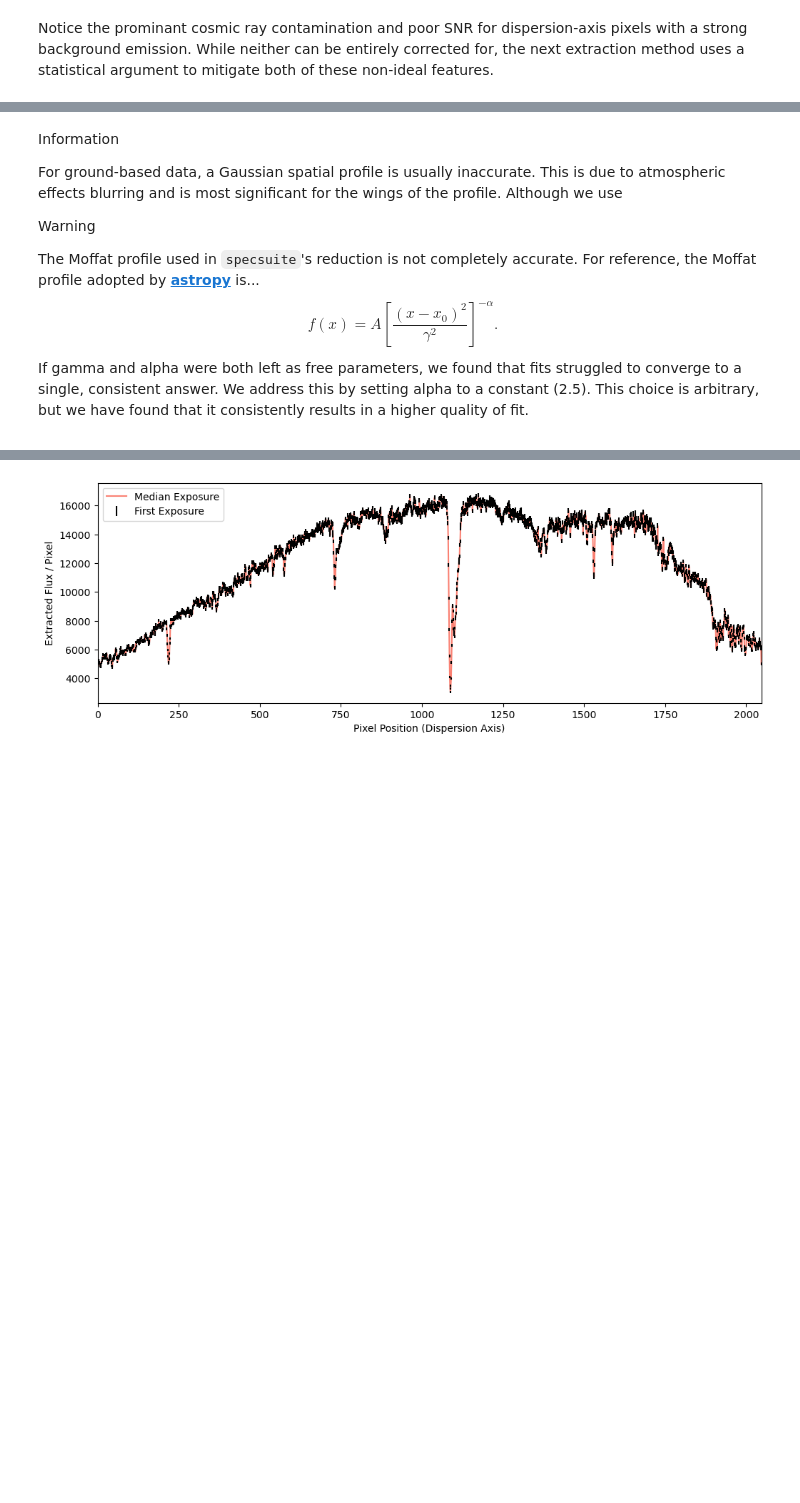
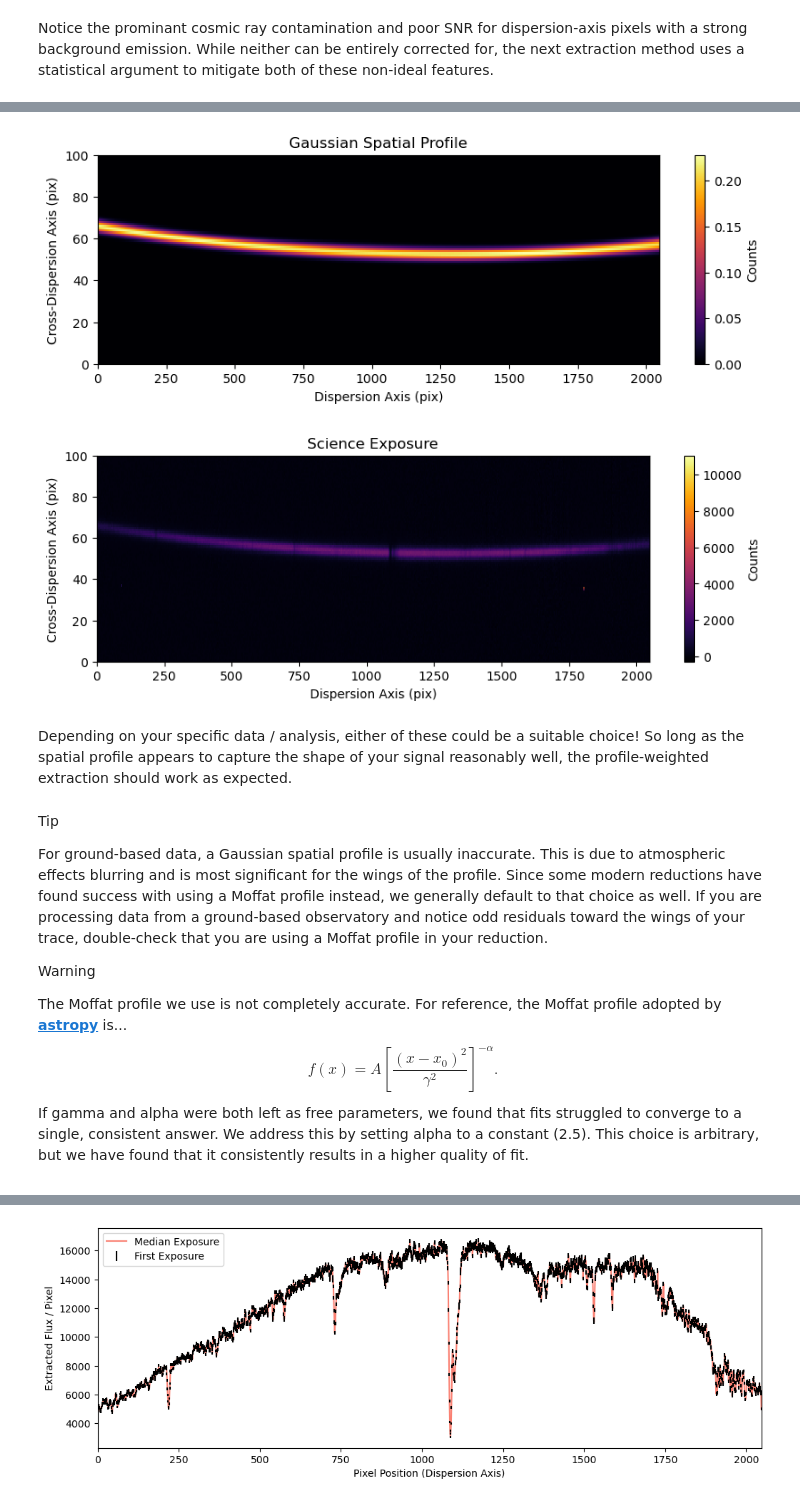
Before and after one commit to Autumn10677/specsuite, a Jupyter notebook: docs/flux_extraction.ipynb, the cells around one changed output, grey strips where cells are left out. Cells and saved outputs as stored; diff of their text form; code cells hidden in the pictures; blank space fills up the shorter version.

```diff
--- a/docs/flux_extraction.ipynb
+++ b/docs/flux_extraction.ipynb
@@ -104,15 +104,30 @@ This step of the reduction can be a little finicky, especially for particularly
+# %%
+P_gaussian = ss.generate_spatial_profile(
+    image = science[0],
+    profile="gaussian",
+    bin_size = 16,
+    repeat = False,
+)
+
+ss.plot_image(P_gaussian, title = "Gaussian Spatial Profile")
+ss.plot_image(science[0], title = "Science Exposure")
+# %% [output]
+[figure, added]
+[figure, added]
+# %% [markdown]
+Depending on your specific data / analysis, either of these could be a suitable choice! So long as the spatial profile appears to capture the shape of your signal reasonably well, the profile-weighted extraction should work as expected.
 # %% [markdown]
-<div class="admonition information">
-    <p class="admonition-title">Information</p>
+<div class="admonition tip">
+    <p class="admonition-title">Tip</p>
     <p>
-        For ground-based data, a Gaussian spatial profile is usually inaccurate. This is due to atmospheric effects blurring and is most significant for the wings of the profile. Although we use
+        For ground-based data, a Gaussian spatial profile is usually inaccurate. This is due to atmospheric effects blurring and is most significant for the wings of the profile. Since some modern reductions have found success with using a Moffat profile instead, we generally default to that choice as well. If you are processing data from a ground-based observatory and notice odd residuals toward the wings of your trace, double-check that you are using a Moffat profile in your reduction.
     </p>
 </div>
 
 <div class="admonition warning">
     <p class="admonition-title">Warning</p>
     <p>
-        The Moffat profile used in <span class="specsuite-text"><code>specsuite</code></span>'s reduction is not completely accurate. For reference, the Moffat profile adopted by <a href="https://docs.astropy.org/en/stable/api/astropy.modeling.functional_models.Moffat1D.html"><strong>astropy</strong></a> is...
+        The Moffat profile we use is not completely accurate. For reference, the Moffat profile adopted by <a href="https://docs.astropy.org/en/stable/api/astropy.modeling.functional_models.Moffat1D.html"><strong>astropy</strong></a> is...
         \begin{equation}
         f(x) = A \left[ \frac{(x - x_0)^2}{\gamma^2} \right]^{-\alpha}.
         \end{equation}
```
Also changed, not shown: parts of 13 cells of this notebook, 8 other files.
